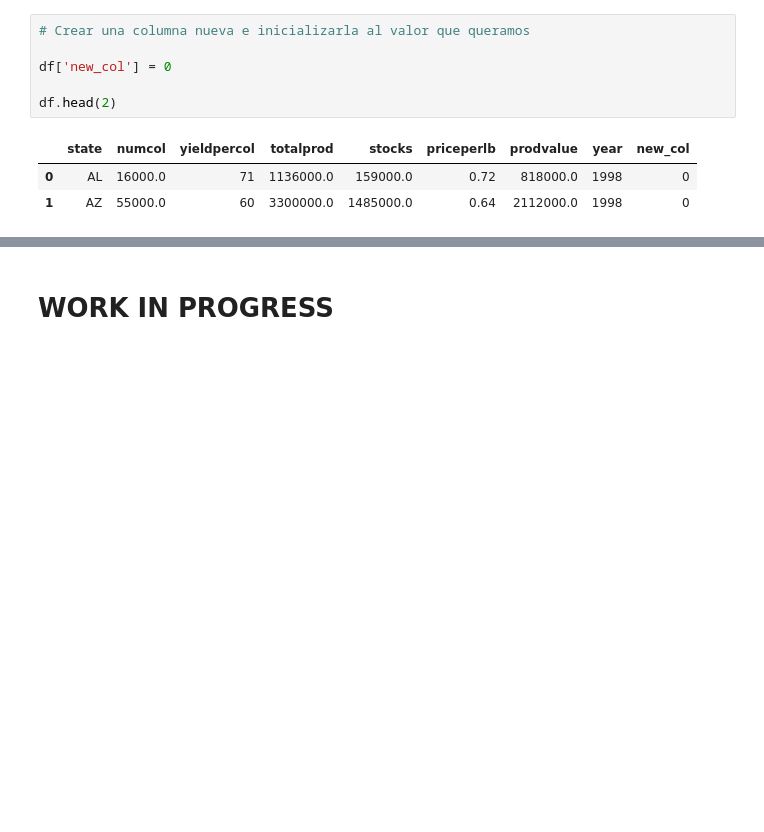
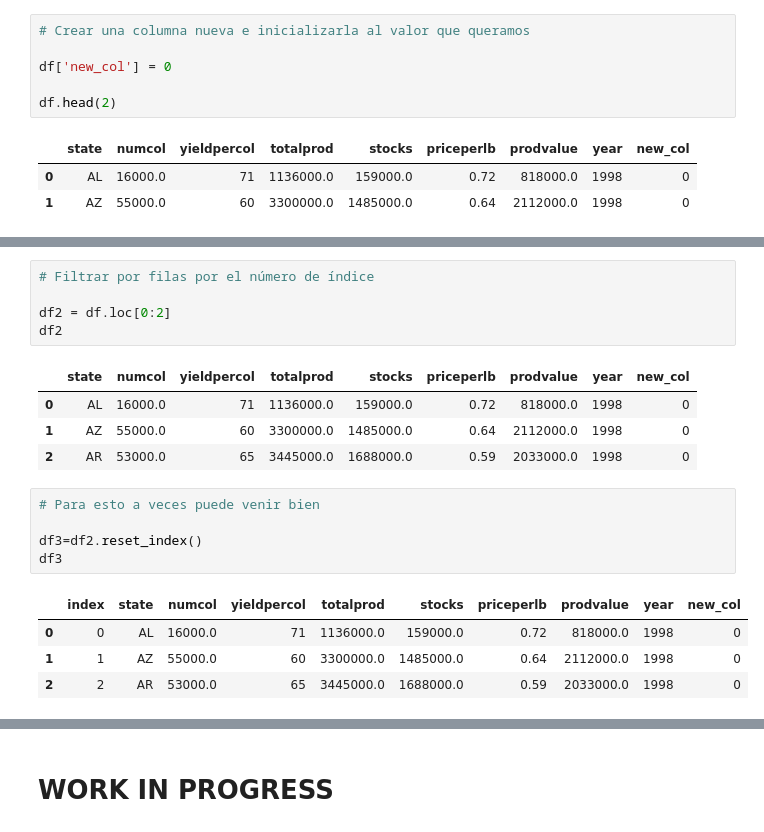
Before and after one commit to 1789291/Master-Data-Science, a Jupyter notebook: 3. Numpy, Pandas, Dataframes, Matplotlib/07_Essentials_DF_Treatment.ipynb, the cells around one changed output, grey strips where cells are left out. Saved outputs shown, nothing was run; the diff lists cells and outputs as text; blank space fills up the shorter version.

```diff
--- a/3. Numpy, Pandas, Dataframes, Matplotlib/07_Essentials_DF_Treatment.ipynb
+++ b/3. Numpy, Pandas, Dataframes, Matplotlib/07_Essentials_DF_Treatment.ipynb
@@ -103,0 +142,20 @@ df.head(2)
+# %%
+# Filtrar por filas por el número de índice
+
+df2 = df.loc[0:2]
+df2
+# %% [output]
+|  | state | numcol | yieldpercol | totalprod | stocks | priceperlb | prodvalue | year | new_col |
+| 0 | AL | 16000.0 | 71 | 1136000.0 | 159000.0 | 0.72 | 818000.0 | 1998 | 0 |
+| 1 | AZ | 55000.0 | 60 | 3300000.0 | 1485000.0 | 0.64 | 2112000.0 | 1998 | 0 |
+| 2 | AR | 53000.0 | 65 | 3445000.0 | 1688000.0 | 0.59 | 2033000.0 | 1998 | 0 |
+# %%
+# Para esto a veces puede venir bien
+
+df3=df2.reset_index()
+df3
+# %% [output]
+|  | index | state | numcol | yieldpercol | totalprod | stocks | priceperlb | prodvalue | year | new_col |
+| 0 | 0 | AL | 16000.0 | 71 | 1136000.0 | 159000.0 | 0.72 | 818000.0 | 1998 | 0 |
+| 1 | 1 | AZ | 55000.0 | 60 | 3300000.0 | 1485000.0 | 0.64 | 2112000.0 | 1998 | 0 |
+| 2 | 2 | AR | 53000.0 | 65 | 3445000.0 | 1688000.0 | 0.59 | 2033000.0 | 1998 | 0 |
```
Also changed, not shown: parts of 18 cells of this notebook.
